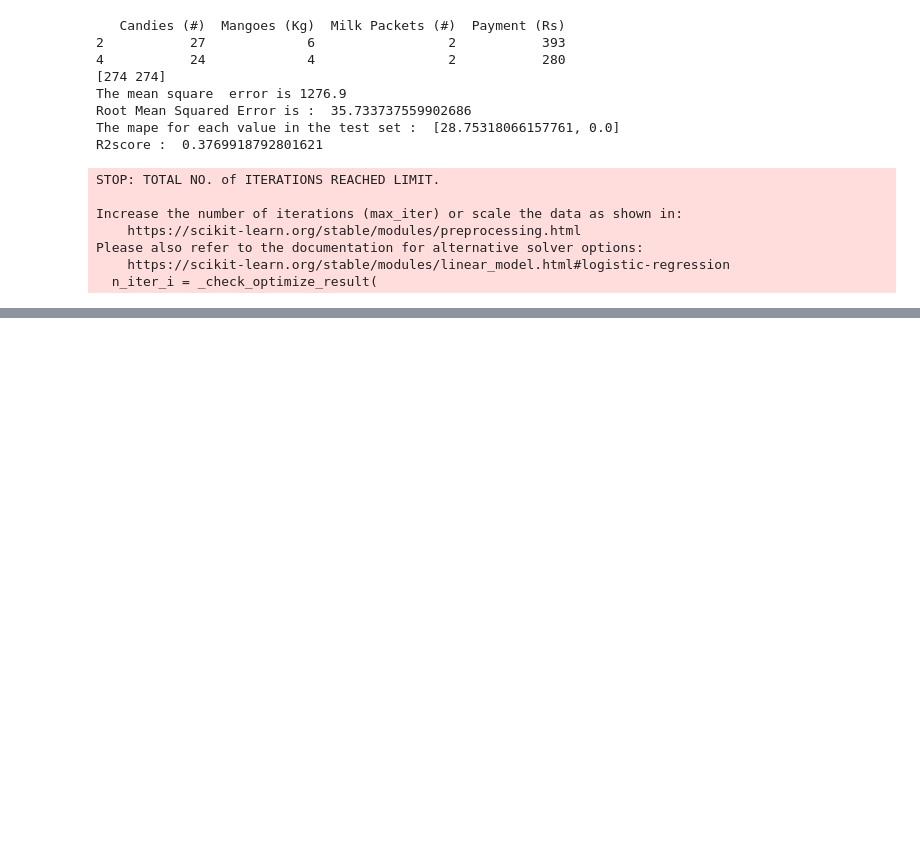
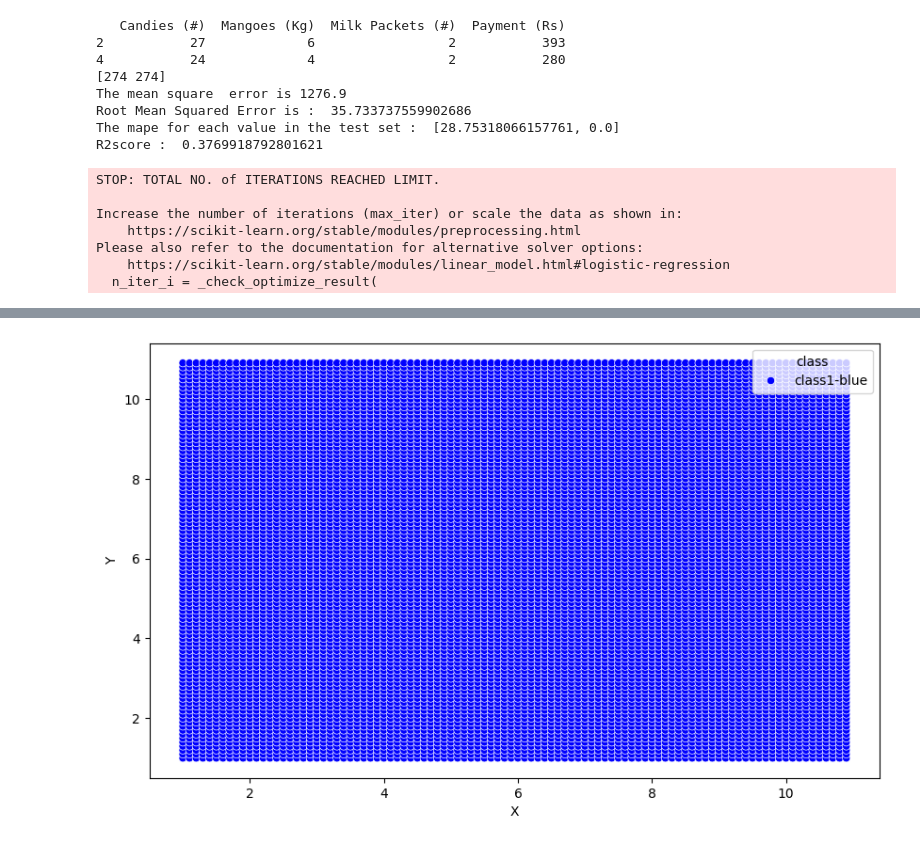
Before and after one commit to josh22018/ML-LAB-SESSIONS, a Jupyter notebook: Assignment_05.ipynb, the cells around one changed output, grey strips where cells are left out. Drawn from its saved outputs; the diff is of its cells as text; code cells hidden in the pictures; blank space fills up the shorter version.

```diff
--- a/Assignment_05.ipynb
+++ b/Assignment_05.ipynb
@@ -265,0 +195,29 @@ We have obtained the knowledge of classification of objects which includes train
+# %%
+from sklearn.neighbors import KNeighborsClassifier
+
+# Generate test set data
+X_test = np.mgrid[1:11:0.1, 1:11:0.1].reshape(2,-1).T
+
+# Prepare training data
+X_train = df[['X', 'Y']].values
+y_train = np.where(df['class'] == 'class0-blue', 0, 1)
+
+# Create and train kNN classifier
+knn = KNeighborsClassifier(n_neighbors=15)
+knn.fit(X_train, y_train)
+
+# Predict classes for test set
+y_test = knn.predict(X_test)
+
+# Create a dataframe for test set
+df_test = pd.DataFrame(X_test, columns=['X', 'Y'])
+df_test['class'] = np.where(y_test ==0 , 'class0-red', 'class1-blue')
+
+# Plot the test data
+plt.figure(figsize=(10, 6))
+unique_classes = df_test['class'].unique()
+palette = ['blue'] if len(unique_classes) == 1 else ['blue', 'red']
+sns.scatterplot(x='X', y='Y', hue='class', data=df_test, palette=palette)
+plt.show()
+# %% [output]
+[figure, added]
```
Also changed, not shown: parts of 12 cells of this notebook.
